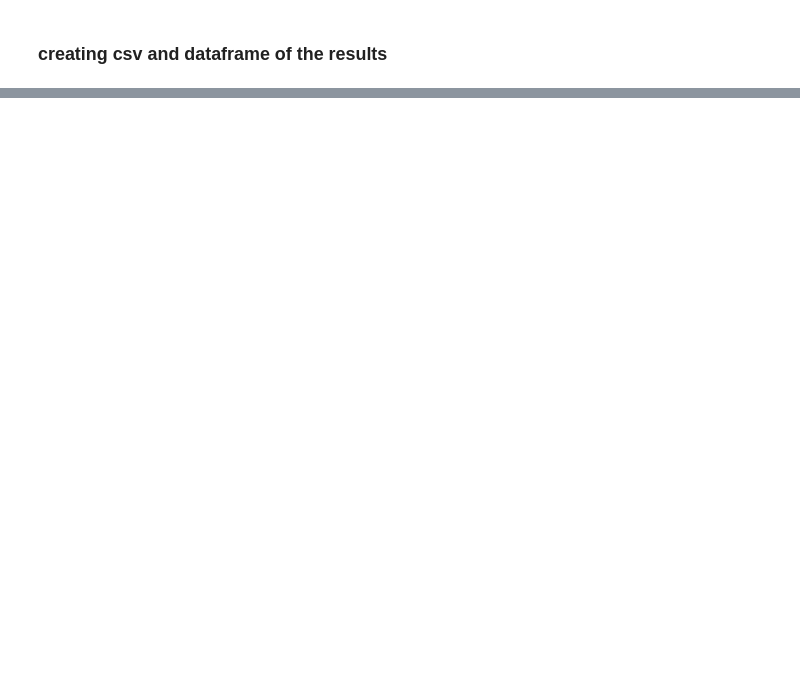
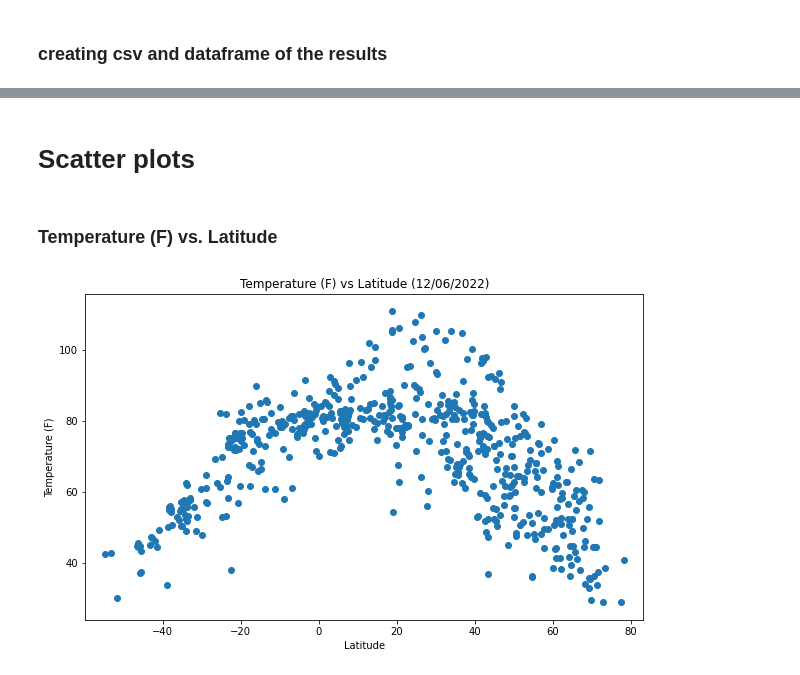
Before and after one commit to 0samvuong/python-api-challenge, a Jupyter notebook: WeatherPy/WeatherPy.ipynb, the cells around one changed output, grey strips where cells are left out. Drawn from its saved outputs; the diff is of its cells as text; code cells hidden in the pictures; blank space fills up the shorter version.

```diff
--- a/WeatherPy/WeatherPy.ipynb
+++ b/WeatherPy/WeatherPy.ipynb
@@ -192,0 +174,15 @@ weather_json
+# %%
+#readiing data from csv file!
+
+city_file_path = "city_weather.csv"
+city_weather_df = pd.read_csv(city_file_path)
+#remove first column
+city_weather_df = city_weather_df.drop(city_weather_df.columns[0], axis=1)
+#checking if any city has humidity > 100 (as per starter code) *there were none*
+city_weather_df[city_weather_df["Humidity"] > 100]
+
+#droping duplicates based on city
+print(city_weather_df["City"].nunique())
+
+city_weather_df = city_weather_df.drop_duplicates(subset=["City"])
+city_weather_df
@@ -192,0 +204,27 @@ weather_json
+# %% [markdown]
+# Scatter plots
+# %% [markdown]
+### Temperature (F) vs. Latitude
+# %%
+#delcaring  columns as variables
+temp_f_values = city_weather_df["Max Temp"]
+lat_values = city_weather_df["Lat"]
+lng_values = city_weather_df["Lng"]
+humidity_values = city_weather_df["Humidity"]
+cloudiness_values = city_weather_df["Cloudiness"]
+wind_speed_values = city_weather_df["Wind Speed"]
+
+#plotting: x is lat
+
+plt.figure(figsize=(10, 6))
+plt.xlim((min(lat_values) - 5),(max(lat_values) + 5))
+plt.ylim((min(temp_f_values) - 5),(max(temp_f_values) + 5))
+
+plt.xlabel('Latitude')
+plt.ylabel('Temperature (F)')
+plt.title("Temperature (F) vs Latitude (12/06/2022)" )
+
+plt.scatter(lat_values,temp_f_values)
+plt.savefig("output_images/Temperature (F) vs Latitude.png")
+# %% [output]
+[figure, added]
```
Also changed, not shown: parts of 39 cells of this notebook, 19 other files.
